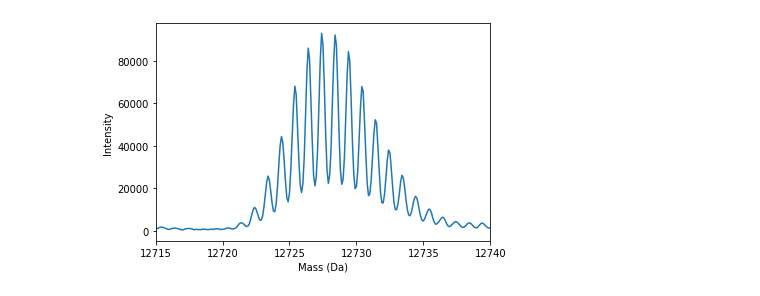
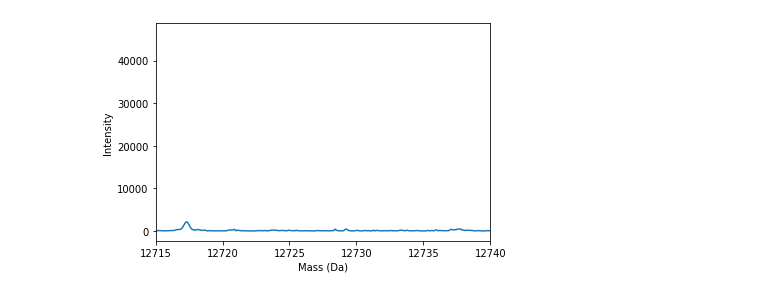
Before and after one commit to lawrencecollins/MS-Analysis, a Jupyter notebook: decon_final.ipynb, the cells around one changed output. Drawn from its saved outputs; the diff is of its cells as text; code cells hidden in the pictures.

```diff
--- a/decon_final.ipynb
+++ b/decon_final.ipynb
@@ -75,15 +75,15 @@ plt.show()
 # ud.peakdetect(eng.data.massdat, eng.config)
 # %%
 # zoom in on peaks
-mass_dist_data = np.loadtxt("mean_data4_unidecfiles/mean_data4_mass.txt")
+mass_dist_data = np.loadtxt("test_data2_unidecfiles/test_data2_mass.txt")
 
 plt.plot(mass_dist_data[:, 0], mass_dist_data[:, 1])
 plt.xlim(12715, 12740)
 plt.xlabel('Mass (Da)')
 plt.ylabel('Intensity')
 plt.show()
 # %% [output]
-[figure, old version]
+[figure, new version]
 # %%
 # pick peaks and extract peak info
 eng.pick_peaks()
```
Also changed, not shown: parts of 7 cells of this notebook, 42 other files.
